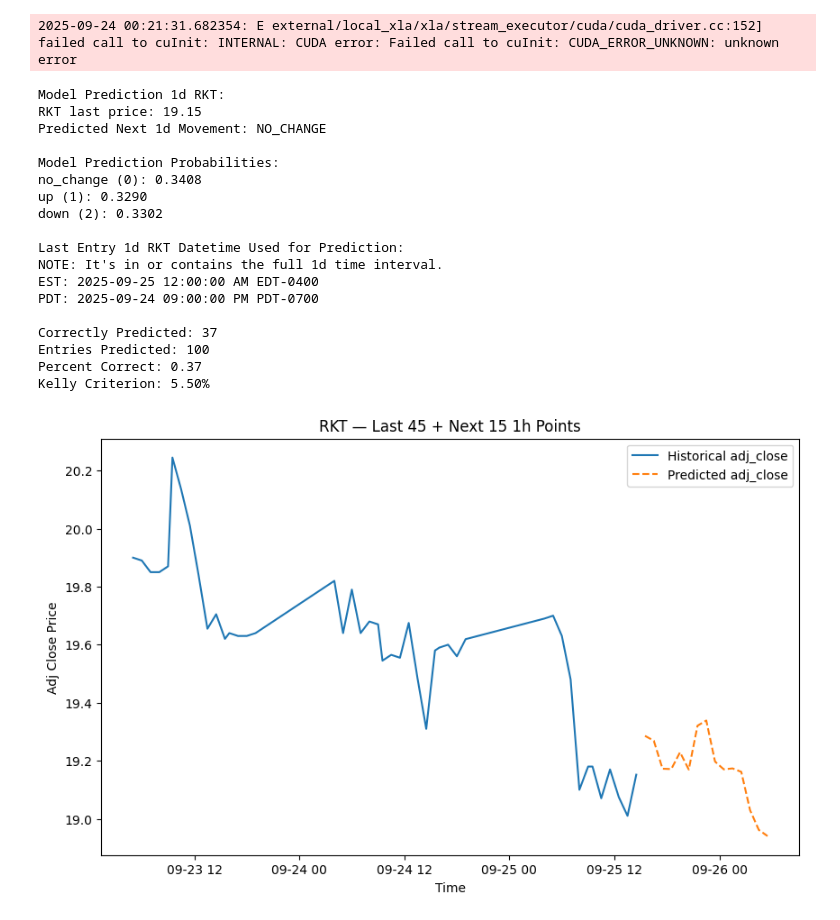
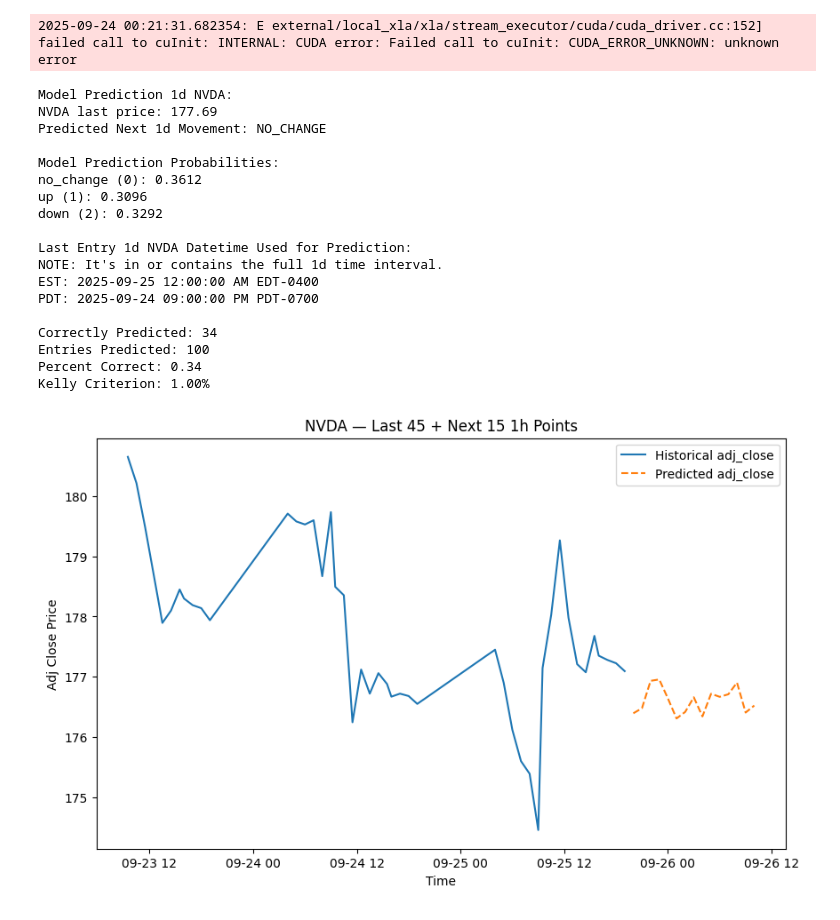
Before and after one commit to yuchild/stock_production_agg, a Jupyter notebook: validations.ipynb, the cells around one changed output. Saved outputs shown, nothing was run; the diff lists cells and outputs as text; code cells hidden in the pictures.

```diff
--- a/validations.ipynb
+++ b/validations.ipynb
@@ -33,7 +33,7 @@ f.make_master_table(stock_set, interval)
 # %%
 f.xg_boost_model(interval, grid_search_on=True)
 # %%
-symbol = 'rkt'.upper()
+symbol = 'nvda'.upper()
 interval = '1d'
 f.model_prospect(symbol, interval, build=False)
 df_val = f.model_validation(symbol, interval)
@@ -45,33 +45,33 @@ p = correctly_predicted / entries_predicted # percent correct
 print(f'Percent Correct: {p}')
 print(f'Kelly Criterion: {f.kelly_c(p=[p], l=1, g=2)[0]:.2%}')
 # %% [output]
-Model Prediction 1d RKT:
-RKT last price: 19.15
+Model Prediction 1d NVDA:
+NVDA last price: 177.69
 Predicted Next 1d Movement: NO_CHANGE
 
 Model Prediction Probabilities:
-no_change (0): 0.3408
-up (1): 0.3290
-down (2): 0.3302
+no_change (0): 0.3612
+up (1): 0.3096
+down (2): 0.3292
 
-Last Entry 1d RKT Datetime Used for Prediction:
+Last Entry 1d NVDA Datetime Used for Prediction:
 NOTE: It's in or contains the full 1d time interval.
 EST: 2025-09-25 12:00:00 AM EDT-0400
 PDT: 2025-09-24 09:00:00 PM PDT-0700
 
-Correctly Predicted: 37
+Correctly Predicted: 34
 Entries Predicted: 100
-Percent Correct: 0.37
-Kelly Criterion: 5.50%
+Percent Correct: 0.34
+Kelly Criterion: 1.00%
 # %%
 # regressor model
 # Train the 15-step-ahead model on your aggregated data:
 f.xg_boost_reg_model(interval="1m", grid_search_on=True)
 # %%
 # Then for any symbol, plot the last 45 days plus the next 15-day forecast:
-f.plot_adj_close("rkt", interval="1h")
+f.plot_adj_close("nvda", interval="1h")
 # %% [output]
-[figure, old version]
+[figure, new version]
 # %%
 import os
 import warnings
```
Also changed, not shown: 4 other files.
